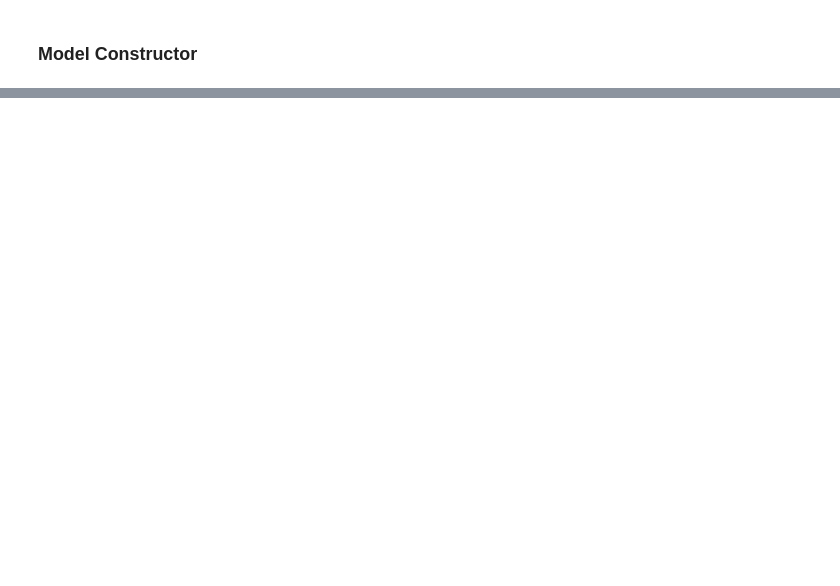
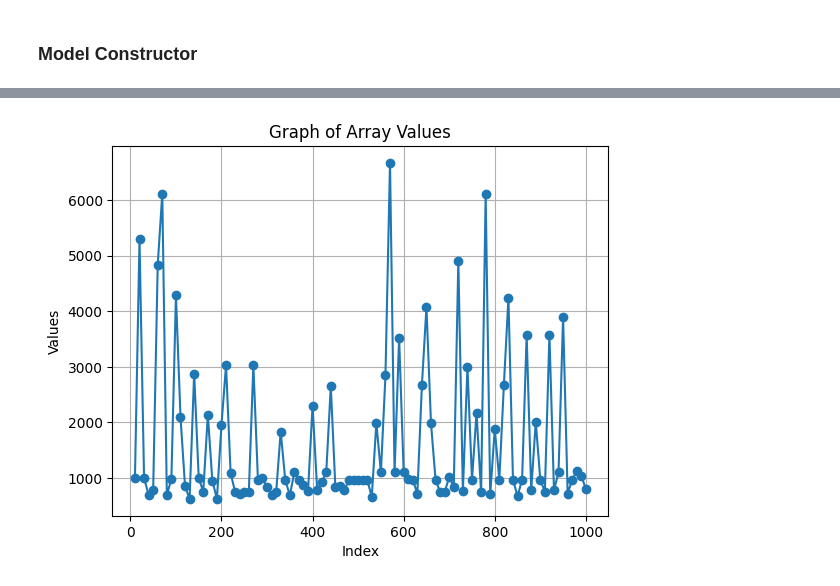
Before and after one commit to LDY681/CITS4404_project, a Jupyter notebook: CITS4404.ipynb, the cells around one changed output, grey strips where cells are left out. Saved outputs shown, nothing was run; the diff lists cells and outputs as text; code cells hidden in the pictures; blank space fills up the shorter version.

```diff
--- a/CITS4404.ipynb
+++ b/CITS4404.ipynb
@@ -259,9 +261,9 @@ def firefly_fitness_wrapper():
     return wrapped_firefly_fitness
 
 # Please edit these parameters before running unless you want to wait minutes for the model to run
-firefly = FireflyAlgorithm(pop_size=25, alpha=0.5, betamin=0.2, gamma=1.0, seed=42)
+firefly = FireflyAlgorithm(pop_size=100, alpha=0.5, betamin=0.2, gamma=1.0, seed=42)
 fitness_fn = firefly_fitness_wrapper()
-best_score, best_params = firefly.run(fitness_fn, dim=2, lb=np.array([1, 2]), ub=np.array([529, 530]), max_evals=1000)
+best_score, best_params = firefly.run(fitness_fn, dim=2, lb=np.array([1, 2]), ub=np.array([790, 791]), max_evals=1000)
 #print(f"Final Capital: {-best_score}")
 print(f"Best Parameters: SMA1={best_params[0]}, SMA2={best_params[1]}")
 # %% [output]
@@ -293,0 +293,30 @@ np.float64(-2684.4640495490985)
+# %%
+def incremental_firefly(increments = 10,
+                        pop_size=25, alpha=0.5, betamin=0.2, gamma=1.0, seed=42,
+                        fitness_fn=fitness_fn, dim=2, lb=np.array([1, 2]), ub=np.array([790, 791]), max_evals=1000):
+    results = []
+    firefly = FireflyAlgorithm(pop_size=pop_size, alpha=alpha, betamin=betamin, gamma=gamma, seed=seed)
+    for x in range(increments):
+        best_score, best_params = firefly.run(fitness_fn, dim=dim, lb=lb, ub=ub,
+                                              max_evals=int((max_evals*x+1)/increments))
+        results.append(-simulate_trading(best_params, prices=test_prices))
+    return results
+
+increments = 100
+evals = 1000
+results = np.array(incremental_firefly(increments=increments, max_evals=evals))
+
+x_values = (np.arange(len(results)) + 1) * (evals/increments)
+
+plt.plot(x_values, results, marker='o')
+
+# Add labels and title
+plt.xlabel('Index')
+plt.ylabel('Values')
+plt.title('Graph of Array Values')
+plt.grid()
+
+# Show the plot
+plt.show()
+# %% [output]
+[figure, added]
```
Also changed, not shown: parts of 11 cells of this notebook.
